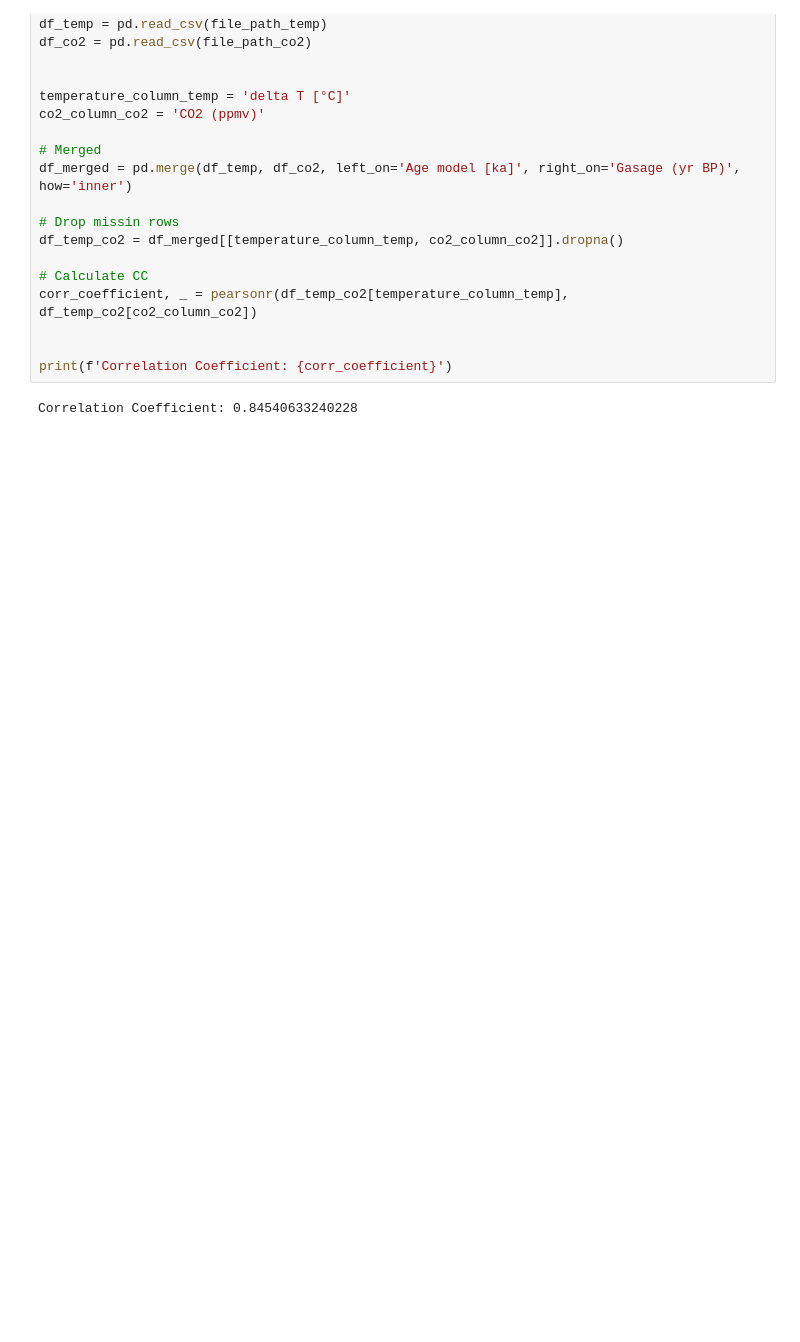
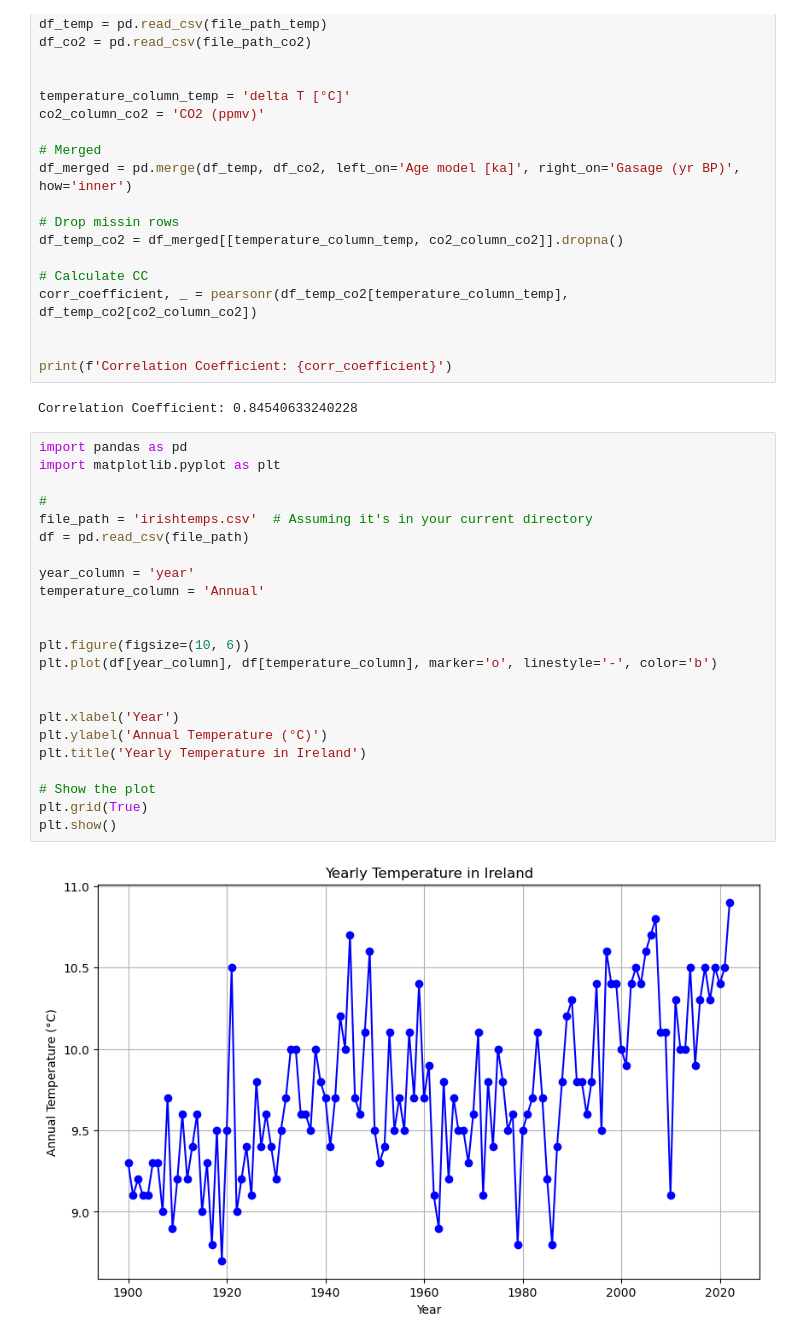
Before and after one commit to Gerbs2193/Programming-for-Data-Analysis-Project, a Jupyter notebook: project.ipynb, the cells around one changed output. Cells and saved outputs as stored; diff of their text form; blank space fills up the shorter version.

Commit message:
irish

```diff
--- a/project.ipynb
+++ b/project.ipynb
@@ -145,3 +145,28 @@ corr_coefficient, _ = pearsonr(df_temp_co2[temperature_column_temp], df_temp_co2
 print(f'Correlation Coefficient: {corr_coefficient}')
 # %% [output]
 Correlation Coefficient: 0.84540633240228
+# %%
+import pandas as pd
+import matplotlib.pyplot as plt
+
+#
+file_path = 'irishtemps.csv'  # Assuming it's in your current directory
+df = pd.read_csv(file_path)
+
+year_column = 'year'
+temperature_column = 'Annual'
+
+
+plt.figure(figsize=(10, 6))
+plt.plot(df[year_column], df[temperature_column], marker='o', linestyle='-', color='b')
+
+
+plt.xlabel('Year')
+plt.ylabel('Annual Temperature (°C)')
+plt.title('Yearly Temperature in Ireland')
+
+# Show the plot
+plt.grid(True)
+plt.show()
+# %% [output]
+[figure, added]
```
Also changed, not shown: parts of 1 cell of this notebook, 1 other file.
